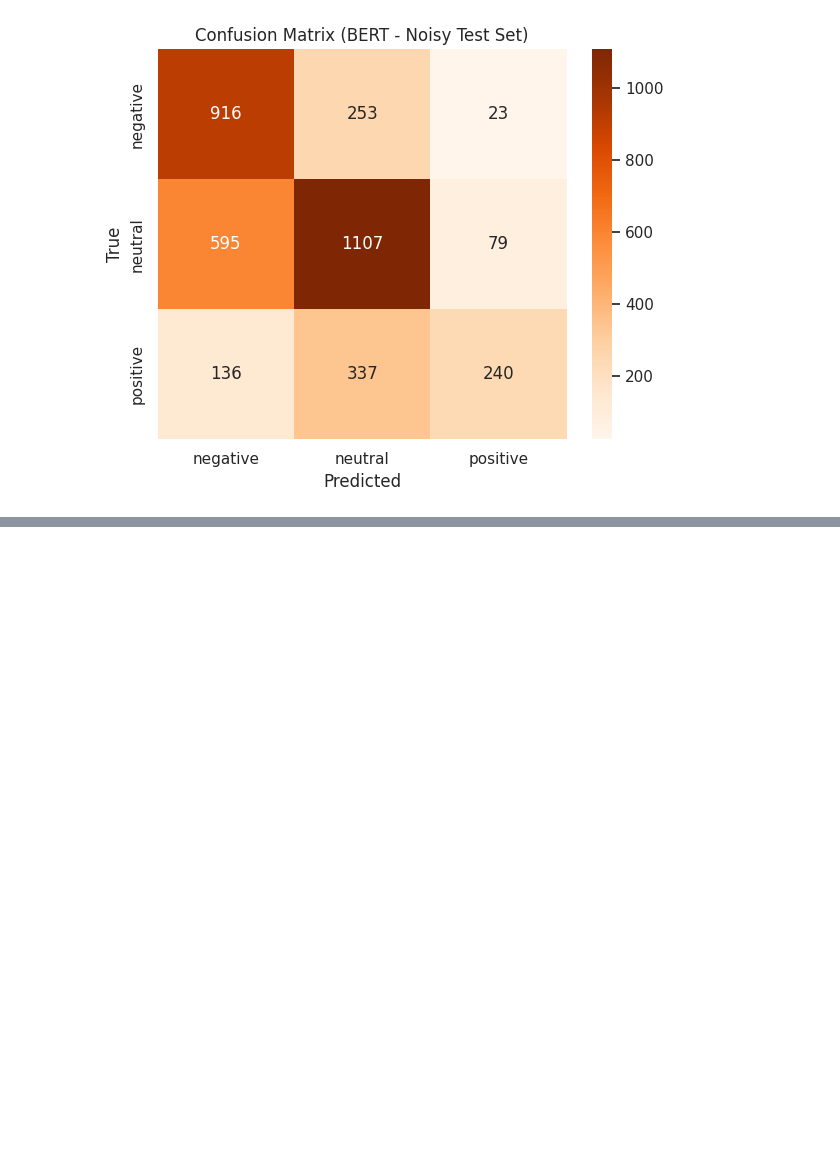
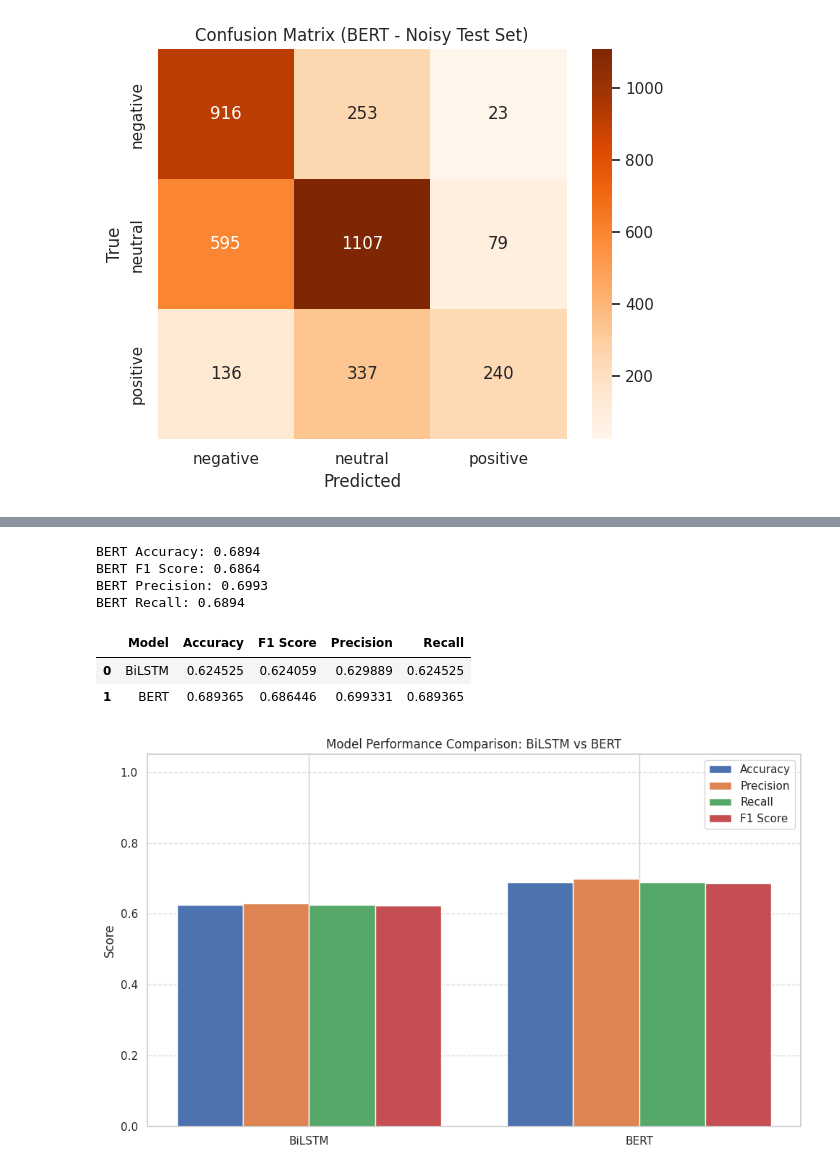
Before and after one commit to JaminUbuntu/IBOK_NLP_2-CW, a Jupyter notebook: IBOK_NLP_DL_CW.ipynb, the cells around one changed output, grey strips where cells are left out. Saved outputs shown, nothing was run; the diff lists cells and outputs as text; code cells hidden in the pictures; blank space fills up the shorter version.

```diff
--- a/IBOK_NLP_DL_CW.ipynb
+++ b/IBOK_NLP_DL_CW.ipynb
@@ -851,0 +873,10 @@ plt.show()
+# %%
+# Step 1: Extract predictions
+bert_pred_labels = np.argmax(predictions.predictions, axis=1)
+bert_true_labels = predictions.label_ids
+
+# Step 2: Compute performance metrics
+bert_precision, bert_recall, bert_f1, _ = precision_recall_fscore_support(
+    bert_true_labels, bert_pred_labels, average='weighted', zero_division=0
+)
+bert_accuracy = accuracy_score(bert_true_labels, bert_pred_labels)
@@ -851,0 +892,47 @@ plt.show()
+# %%
+# Optional preview
+print(f"BERT Accuracy: {bert_accuracy:.4f}")
+print(f"BERT F1 Score: {bert_f1:.4f}")
+print(f"BERT Precision: {bert_precision:.4f}")
+print(f"BERT Recall: {bert_recall:.4f}")
+# %% [output]
+BERT Accuracy: 0.6894
+BERT F1 Score: 0.6864
+BERT Precision: 0.6993
+BERT Recall: 0.6894
+# %%
+results_comparison = {
+    "Model": ["BiLSTM", "BERT"],
+    "Accuracy": [bilstm_accuracy, bert_accuracy],
+    "F1 Score": [bilstm_f1, bert_f1],
+    "Precision": [bilstm_precision, bert_precision],
+    "Recall": [bilstm_recall, bert_recall]
+}
+# %%
+results_df = pd.DataFrame(results_comparison)
+display(results_df)
+# %% [output]
+|  | Model | Accuracy | F1 Score | Precision | Recall |
+| 0 | BiLSTM | 0.624525 | 0.624059 | 0.629889 | 0.624525 |
+| 1 | BERT | 0.689365 | 0.686446 | 0.699331 | 0.689365 |
+# %%
+# Bar chart
+metrics = ["Accuracy", "Precision", "Recall", "F1 Score"]
+x = np.arange(len(results_df["Model"]))
+width = 0.2
+# %%
+
+plt.figure(figsize=(10, 6))
+for i, metric in enumerate(metrics):
+    plt.bar(x + i * width - 1.5 * width, results_df[metric], width, label=metric)
+
+plt.xticks(x, results_df["Model"])
+plt.ylabel("Score")
+plt.ylim(0, 1.05)
+plt.title("Model Performance Comparison: BiLSTM vs BERT")
+plt.legend()
+plt.grid(axis='y', linestyle='--', alpha=0.7)
+plt.tight_layout()
+plt.show()
+# %% [output]
+[figure, added]
```
Also changed, not shown: parts of 16 cells of this notebook.
